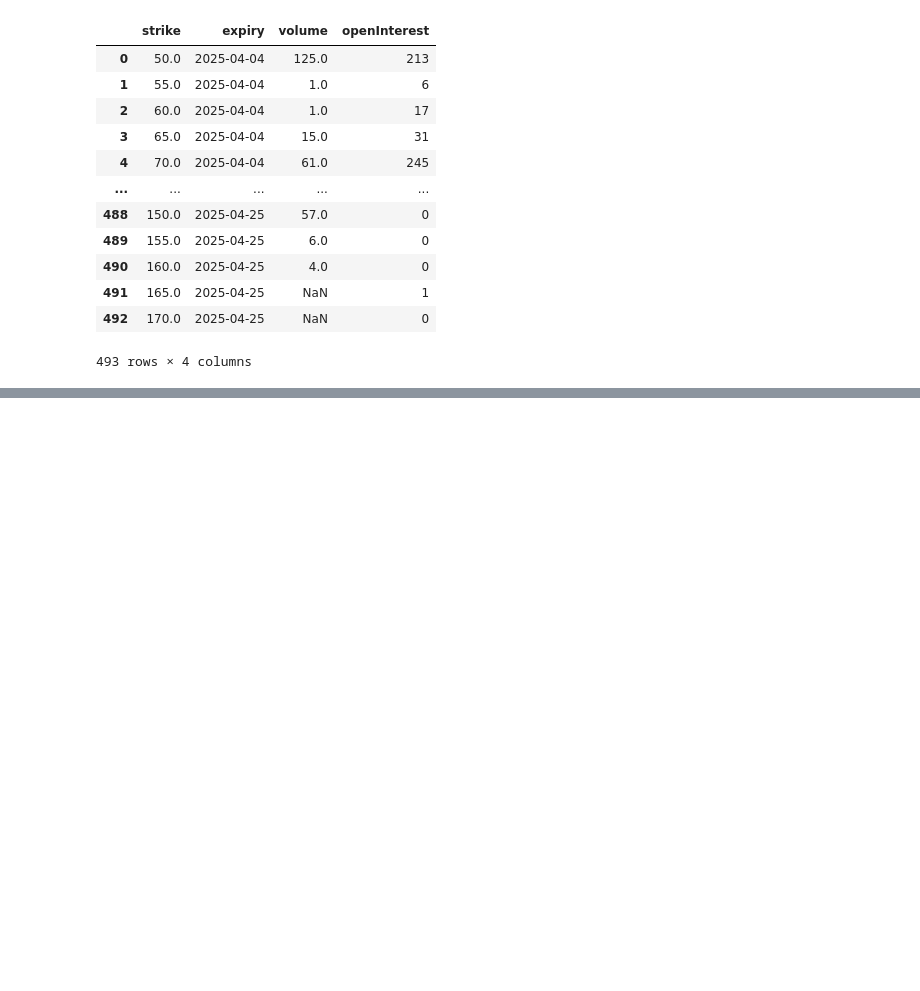
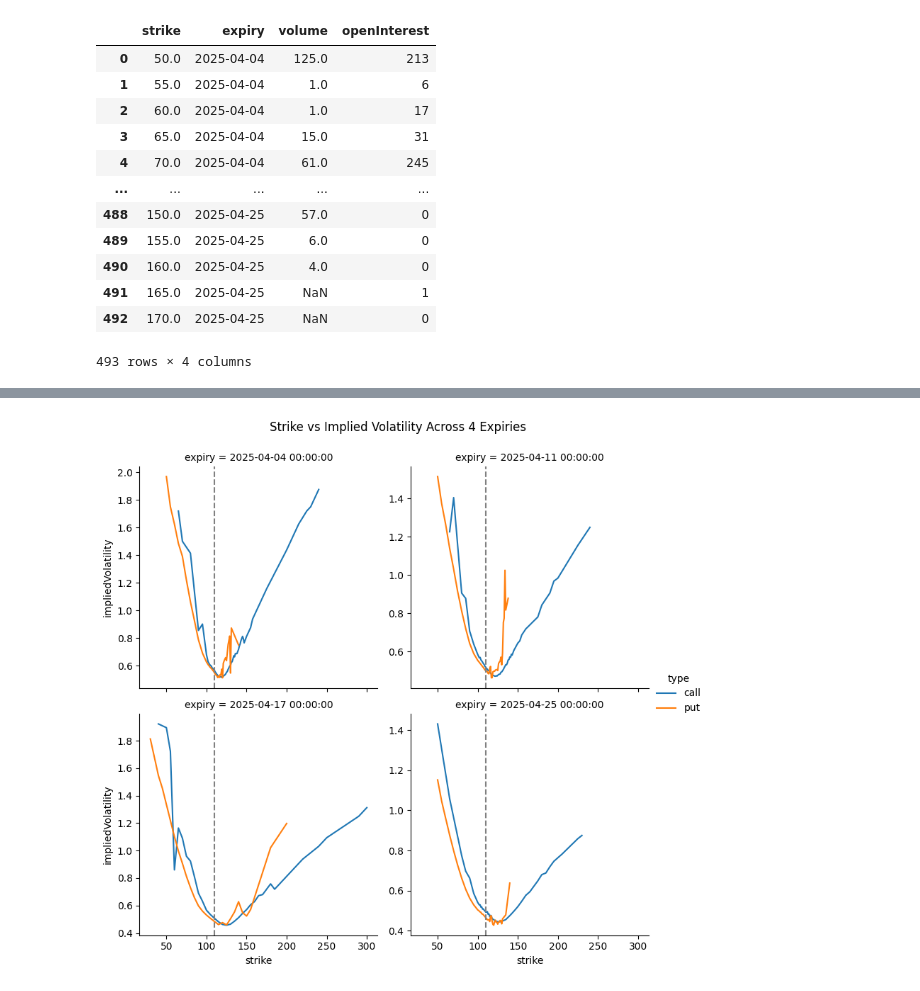
Before and after one commit to Pitchaya-Teeraruttakul/Option-Pricing-and-Risk-Analysis, a Jupyter notebook: data/prepareData.ipynb, the cells around one changed output, grey strips where cells are left out. Cells and saved outputs as stored; diff of their text form; code cells hidden in the pictures; blank space fills up the shorter version.

```diff
--- a/data/prepareData.ipynb
+++ b/data/prepareData.ipynb
@@ -152,0 +210,14 @@ print("# of nvda remain =" ,len(nvda),"\n# of spy remain =" ,len(spy))
+# %%
+# from plot above, should filter spike noice at ends
+nvda = nvda[(nvda["impliedVolatility"] > 0) & (nvda["impliedVolatility"]< 2)]
+
+temp = nvda
+g = sns.FacetGrid(temp, col='expiry', col_wrap=2, height=4, sharey=False, hue='type')
+g.map(sns.lineplot, 'strike', 'impliedVolatility').add_legend()
+for ax in g.axes.flatten():
+    ax.axvline(temp['spot'].iloc[0], color='gray', linestyle='--', label='Spot Price')
+g.fig.subplots_adjust(top=0.9)
+g.fig.suptitle('Strike vs Implied Volatility Across 4 Expiries')
+plt.show()
+# %% [output]
+[figure, added]
```
Also changed, not shown: parts of 9 cells of this notebook, 2 other files.
